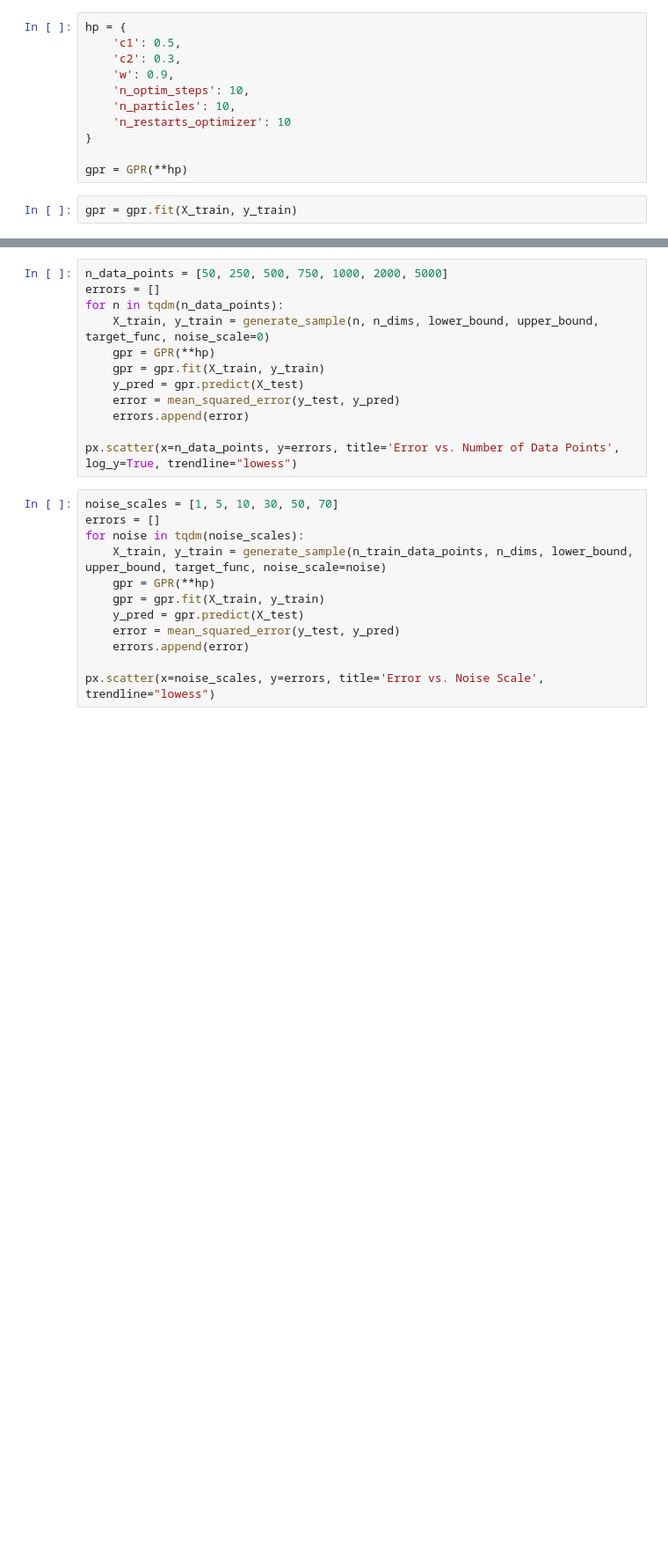
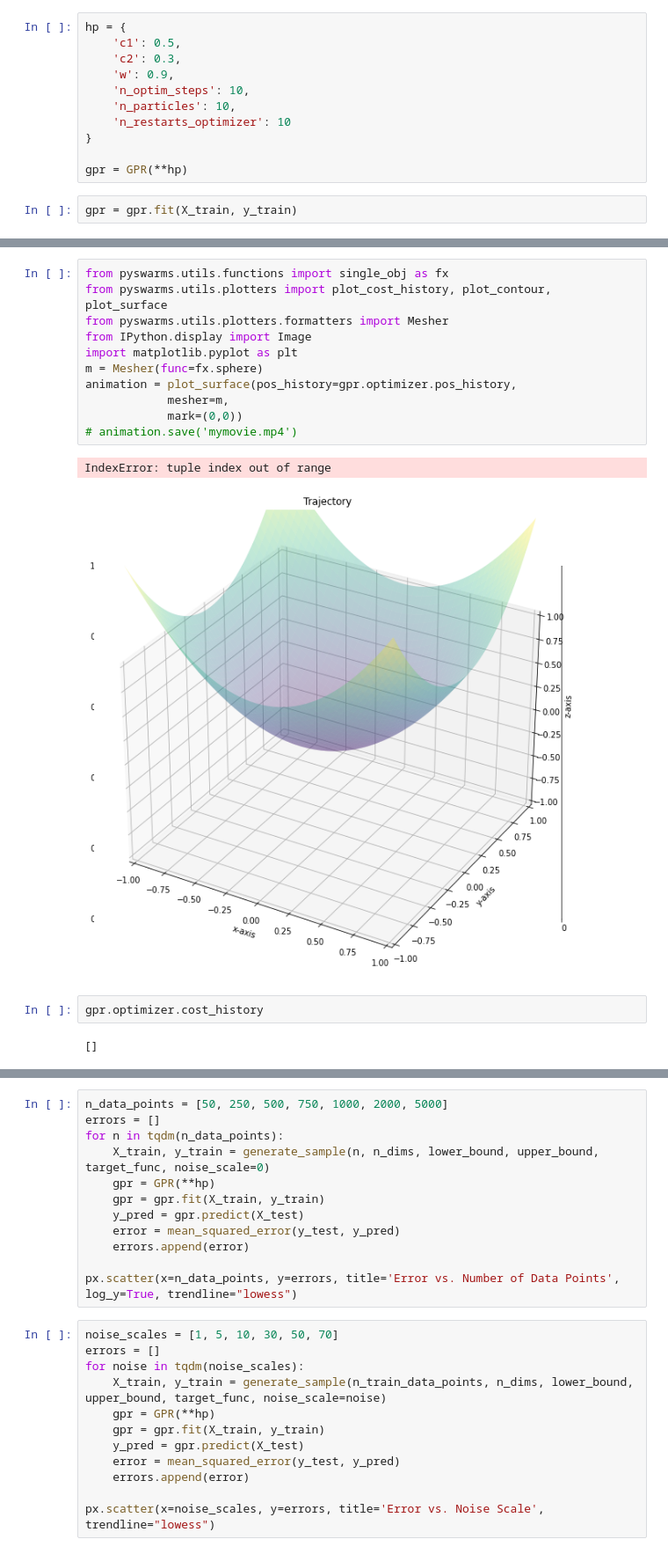
Before and after one commit to PascalKnoll/Investigation-of-Particle-Swarm-Optimization, a Jupyter notebook: AOT_Notebook.ipynb, the cells around one changed output, grey strips where cells are left out. Shown at 88% size. Cells and saved outputs as stored; diff of their text form; blank space fills up the shorter version.

```diff
--- a/AOT_Notebook.ipynb
+++ b/AOT_Notebook.ipynb
@@ -74,3 +65,21 @@ KeyboardInterrupt:
+# %%
+from pyswarms.utils.functions import single_obj as fx
+from pyswarms.utils.plotters import plot_cost_history, plot_contour, plot_surface
+from pyswarms.utils.plotters.formatters import Mesher
+from IPython.display import Image
+import matplotlib.pyplot as plt
+m = Mesher(func=fx.sphere)
+animation = plot_surface(pos_history=gpr.optimizer.pos_history,
+            mesher=m,
+            mark=(0,0))
+# animation.save('mymovie.mp4')
+# %% [output]
+IndexError: tuple index out of range
+[figure, added]
+# %%
+gpr.optimizer.cost_history
+# %% [output]
+[]
 # %%
 visualize(X_test, y_test, title="Groundtruth")
 visualize(X_test, y_pred, title="Prediction")
```
Also changed, not shown: parts of 8 cells of this notebook, 1 other file.
